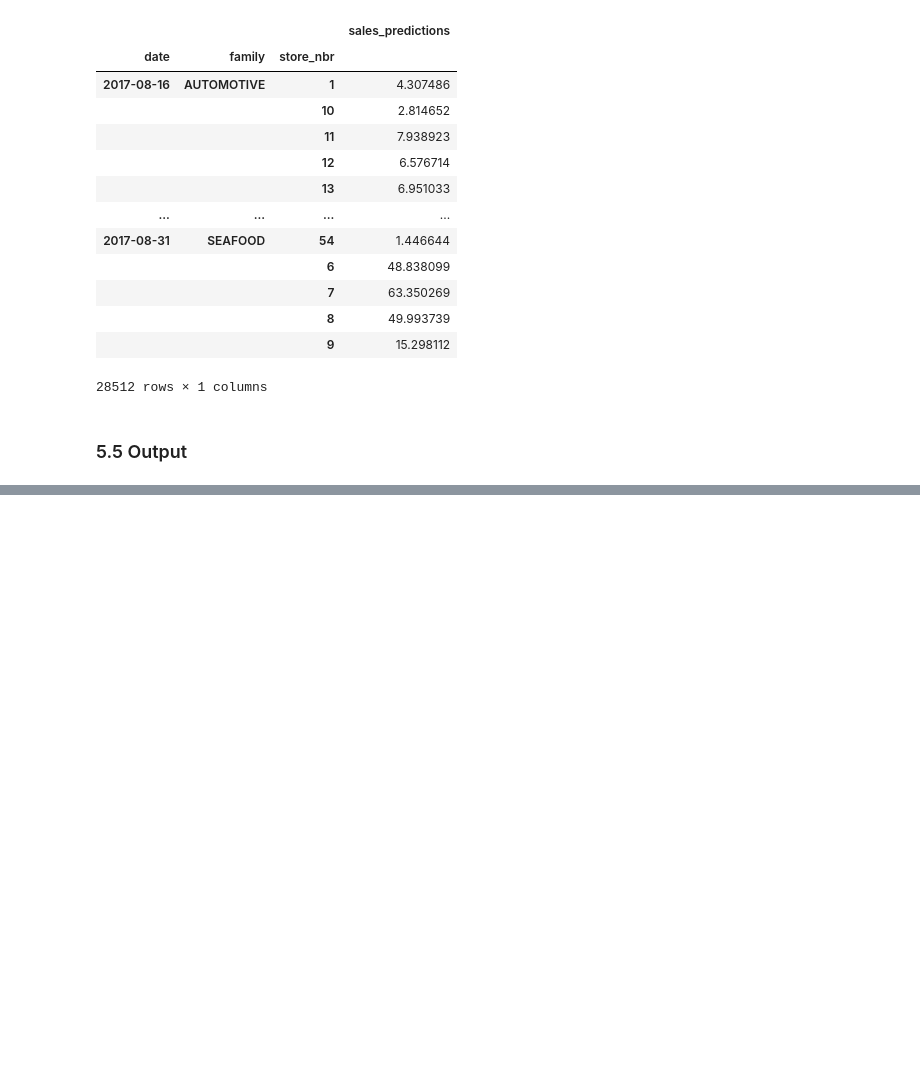
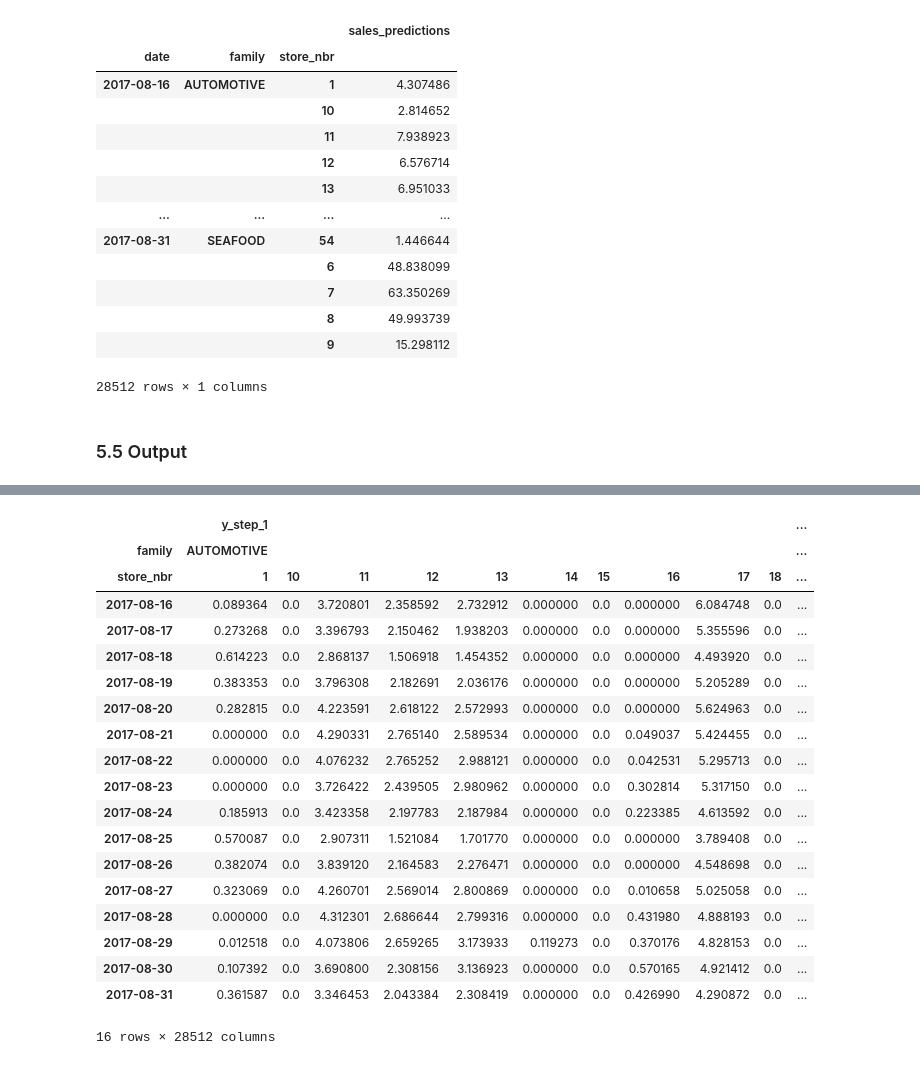
Before and after one commit to Xenoxort/Time-Series-Stores, a Jupyter notebook: Stores_Demo.ipynb, the cells around one changed output, grey strips where cells are left out. Cells and saved outputs as stored; diff of their text form; code cells hidden in the pictures; blank space fills up the shorter version.

```diff
--- a/Stores_Demo.ipynb
+++ b/Stores_Demo.ipynb
@@ -980,0 +1380,32 @@ output6.to_csv('sales_predictions6.csv')
+# %%
+#Class remains the same!
+model_MBH.fit(X_volc_fin_multi, X2_cycles, y_train_multi)
+# %%
+#Predict
+y_pred_cycles = model_MBH.predict(X_volcano_test, X2_cycles_test)
+#Columns
+y_pred_cycles = y_pred_cycles[['y_step_1', 'y_step_2', 'y_step_3', 'y_step_4', 'y_step_5', 'y_step_6', 'y_step_7', 'y_step_8',
+                         'y_step_9', 'y_step_10', 'y_step_11', 'y_step_12', 'y_step_13', 'y_step_14', 'y_step_15', 'y_step_16']]
+ypc_wide = y_pred_cycles.unstack(['family' ,'store_nbr'])
+ypc_wide
+# %% [output]
+|  | y_step_1 |  |  |  |  |  |  |  |  |  | ... |
+| family | AUTOMOTIVE |  |  |  |  |  |  |  |  |  | ... |
+| store_nbr | 1 | 10 | 11 | 12 | 13 | 14 | 15 | 16 | 17 | 18 | ... |
+| 2017-08-16 | 0.089364 | 0.0 | 3.720801 | 2.358592 | 2.732912 | 0.000000 | 0.0 | 0.000000 | 6.084748 | 0.0 | ... |
+| 2017-08-17 | 0.273268 | 0.0 | 3.396793 | 2.150462 | 1.938203 | 0.000000 | 0.0 | 0.000000 | 5.355596 | 0.0 | ... |
+| 2017-08-18 | 0.614223 | 0.0 | 2.868137 | 1.506918 | 1.454352 | 0.000000 | 0.0 | 0.000000 | 4.493920 | 0.0 | ... |
+| 2017-08-19 | 0.383353 | 0.0 | 3.796308 | 2.182691 | 2.036176 | 0.000000 | 0.0 | 0.000000 | 5.205289 | 0.0 | ... |
+| 2017-08-20 | 0.282815 | 0.0 | 4.223591 | 2.618122 | 2.572993 | 0.000000 | 0.0 | 0.000000 | 5.624963 | 0.0 | ... |
+| 2017-08-21 | 0.000000 | 0.0 | 4.290331 | 2.765140 | 2.589534 | 0.000000 | 0.0 | 0.049037 | 5.424455 | 0.0 | ... |
+| 2017-08-22 | 0.000000 | 0.0 | 4.076232 | 2.765252 | 2.988121 | 0.000000 | 0.0 | 0.042531 | 5.295713 | 0.0 | ... |
+| 2017-08-23 | 0.000000 | 0.0 | 3.726422 | 2.439505 | 2.980962 | 0.000000 | 0.0 | 0.302814 | 5.317150 | 0.0 | ... |
+| 2017-08-24 | 0.185913 | 0.0 | 3.423358 | 2.197783 | 2.187984 | 0.000000 | 0.0 | 0.223385 | 4.613592 | 0.0 | ... |
+| 2017-08-25 | 0.570087 | 0.0 | 2.907311 | 1.521084 | 1.701770 | 0.000000 | 0.0 | 0.000000 | 3.789408 | 0.0 | ... |
+| 2017-08-26 | 0.382074 | 0.0 | 3.839120 | 2.164583 | 2.276471 | 0.000000 | 0.0 | 0.000000 | 4.548698 | 0.0 | ... |
+| 2017-08-27 | 0.323069 | 0.0 | 4.260701 | 2.569014 | 2.800869 | 0.000000 | 0.0 | 0.010658 | 5.025058 | 0.0 | ... |
+| 2017-08-28 | 0.000000 | 0.0 | 4.312301 | 2.686644 | 2.799316 | 0.000000 | 0.0 | 0.431980 | 4.888193 | 0.0 | ... |
+| 2017-08-29 | 0.012518 | 0.0 | 4.073806 | 2.659265 | 3.173933 | 0.119273 | 0.0 | 0.370176 | 4.828153 | 0.0 | ... |
+| 2017-08-30 | 0.107392 | 0.0 | 3.690800 | 2.308156 | 3.136923 | 0.000000 | 0.0 | 0.570165 | 4.921412 | 0.0 | ... |
+| 2017-08-31 | 0.361587 | 0.0 | 3.346453 | 2.043384 | 2.308419 | 0.000000 | 0.0 | 0.426990 | 4.290872 | 0.0 | ... |
+16 rows × 28512 columns
```
Also changed, not shown: parts of 49 cells of this notebook, 4 other files.
